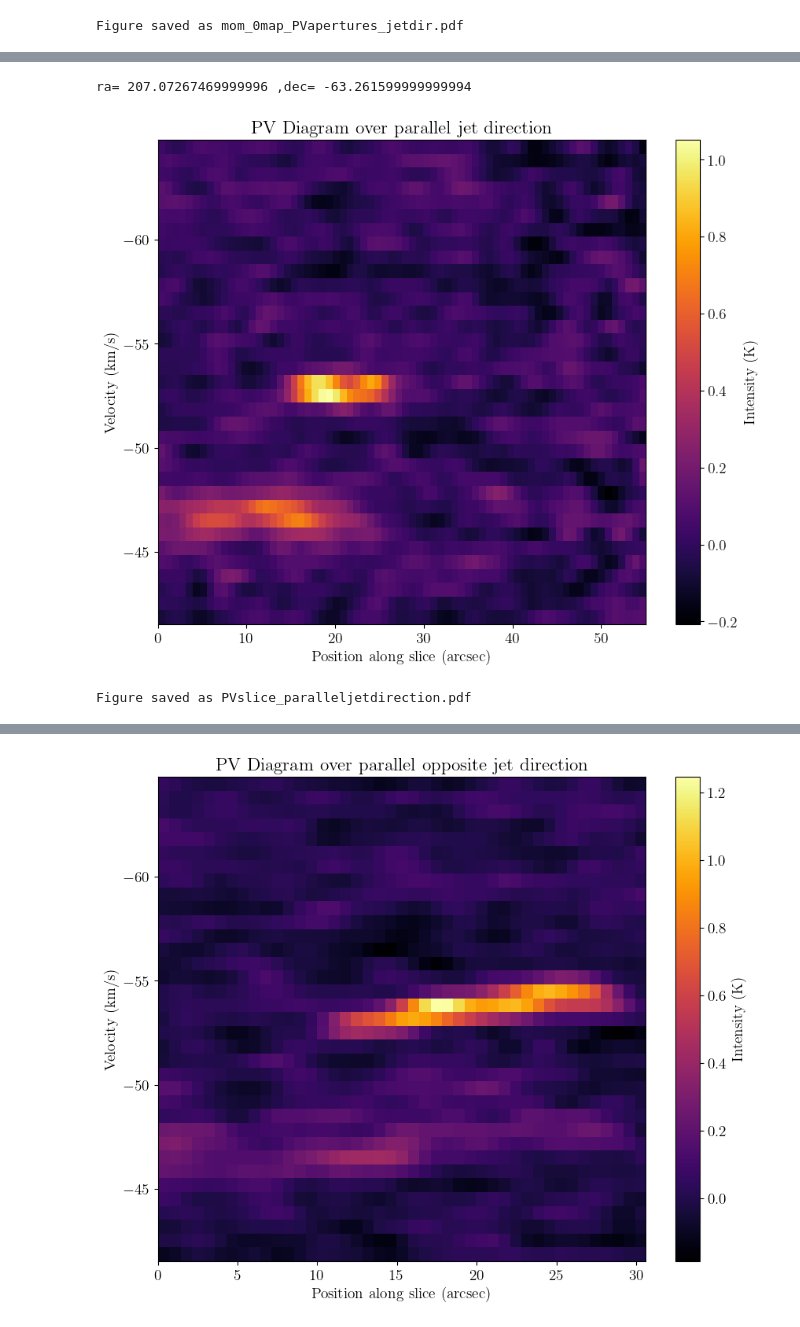
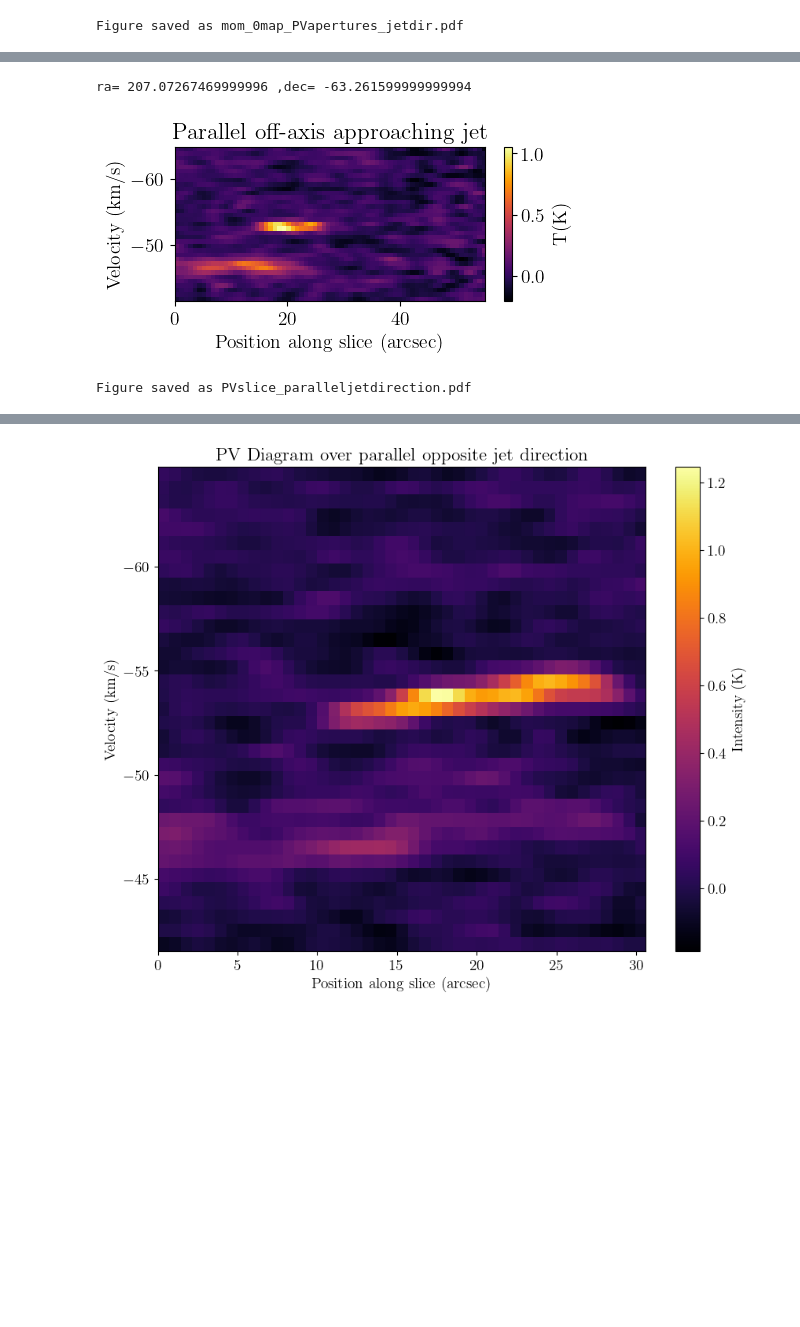
Before and after one commit to paubosch1712/toolsforjetstudies, a Jupyter notebook: PVdiagramsjetdirection.ipynb, the cells around one changed output, grey strips where cells are left out. Drawn from its saved outputs; the diff is of its cells as text; code cells hidden in the pictures; blank space fills up the shorter version.

```diff
--- a/PVdiagramsjetdirection.ipynb
+++ b/PVdiagramsjetdirection.ipynb
@@ -530,38 +531,38 @@ n_spatial_pixels = pv_data.shape[1]
 spatial_axis = np.linspace(0, spatial_extent_arcsec, n_spatial_pixels)
 
 # Plot the PV diagram with physical units
-fig2=plt.figure(figsize=(10, 8))
+fig2=plt.figure(figsize=(5, 2))
 plt.imshow(
     pv_data,
     origin="lower",
     aspect="auto",
     cmap="inferno",
     extent=[
         spatial_axis[0], spatial_axis[-1],  # Spatial axis range (arcsec or deg)
         velocity_axis[0], velocity_axis[-1],  # Velocity axis range (km/s)
     ],
 )
 plt.xlabel("Position along slice (arcsec)")
 plt.ylabel("Velocity (km/s)")
-plt.title("PV Diagram over parallel jet direction")
-plt.colorbar(label="Intensity (K)")
+plt.title("Parallel off-axis approaching jet")
+plt.colorbar(label="T(K)")
 plt.show()
 
 output_filename = "PVslice_paralleljetdirection.pdf"
 fig2.savefig(
     output_filename,
     dpi=300,
     format="pdf",
     bbox_inches="tight",
     pad_inches=0.1,
     metadata={"Creator": "Matplotlib"},
 )
 
 
 print(f"Figure saved as {output_filename}")
 # %% [output]
 ra= 207.07267469999996 ,dec= -63.261599999999994
-[figure, old version]
+[figure, new version]
 Figure saved as PVslice_paralleljetdirection.pdf
 # %%
 from spectral_cube import SpectralCube
```
Also changed, not shown: parts of 3 cells of this notebook, 1 other file.
